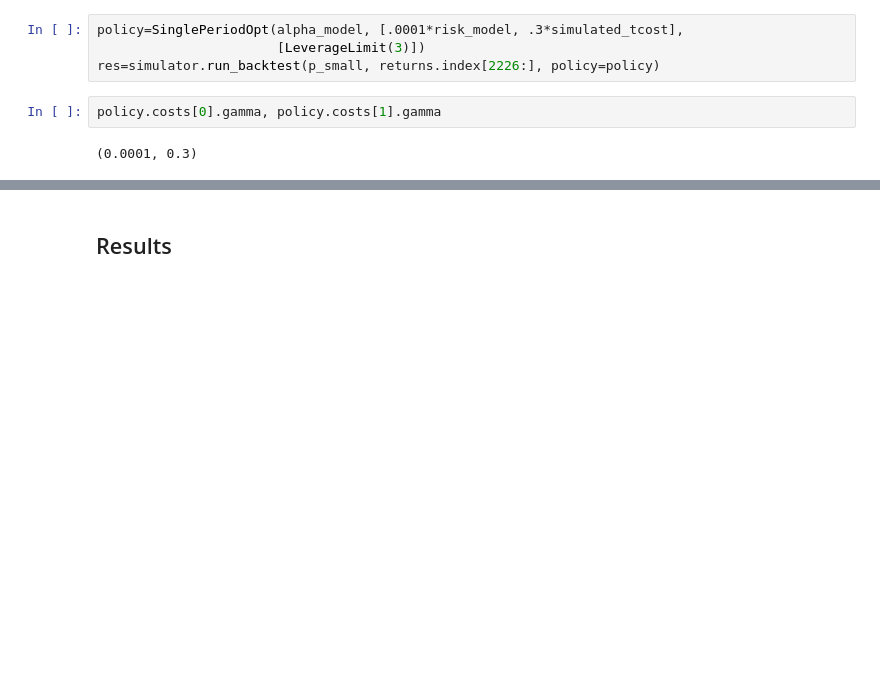
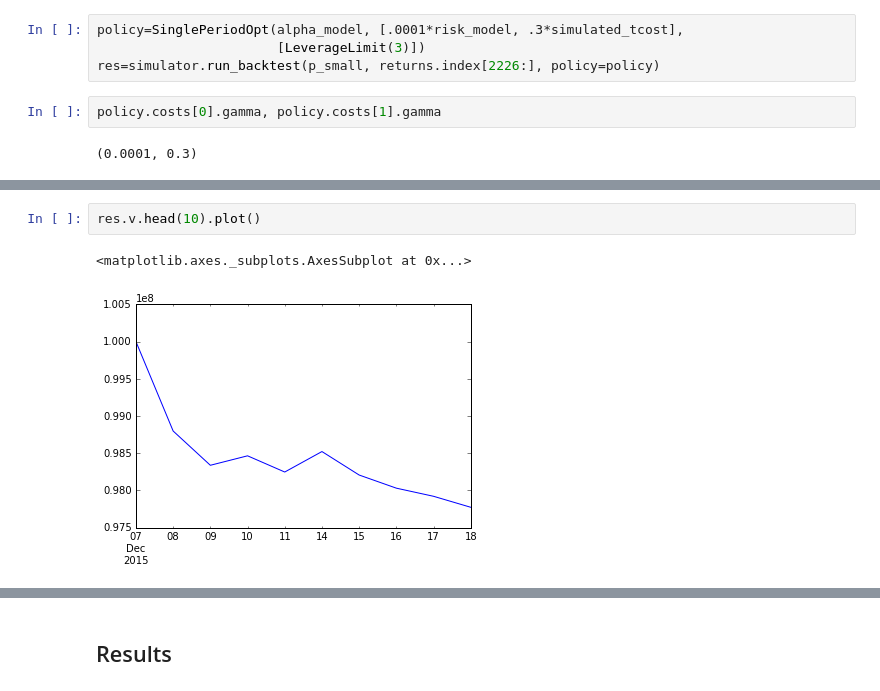
Before and after one commit to cvxgrp/cvxportfolio, a Jupyter notebook: SinglePeriodOpt.ipynb, the cells around one changed output, grey strips where cells are left out. Saved outputs shown, nothing was run; the diff lists cells and outputs as text; blank space fills up the shorter version.

```diff
--- a/SinglePeriodOpt.ipynb
+++ b/SinglePeriodOpt.ipynb
@@ -71,3 +87,8 @@ res.leverage.plot()
+# %%
+res.v.head(10).plot()
+# %% [output]
+<matplotlib.axes._subplots.AxesSubplot at 0x...>
+[figure, added]
 # %%
 res.v.plot()
 (res.initial_val-res.simulator_TcostModel.sum(1).cumsum()).plot()
```
Also changed, not shown: parts of 13 cells of this notebook, 2 other files.
